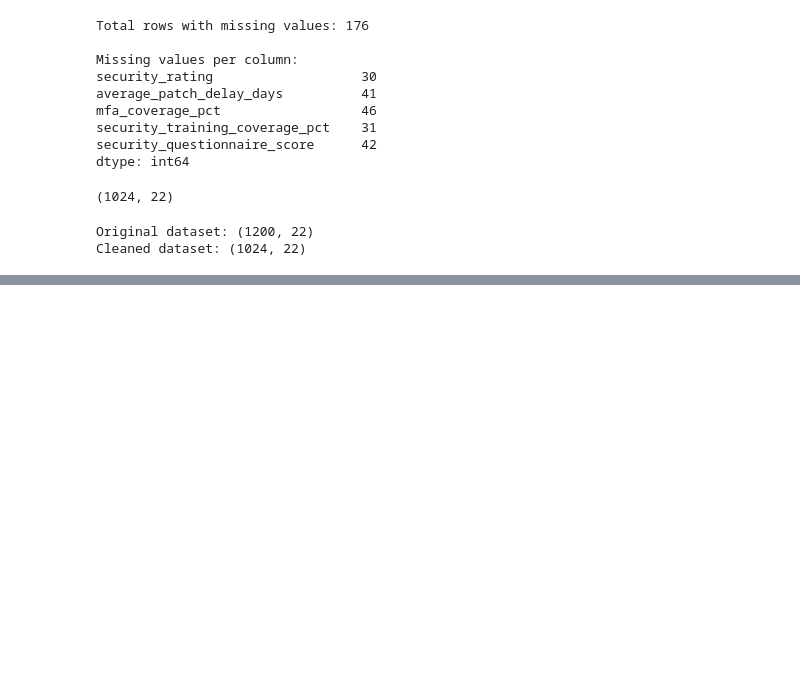
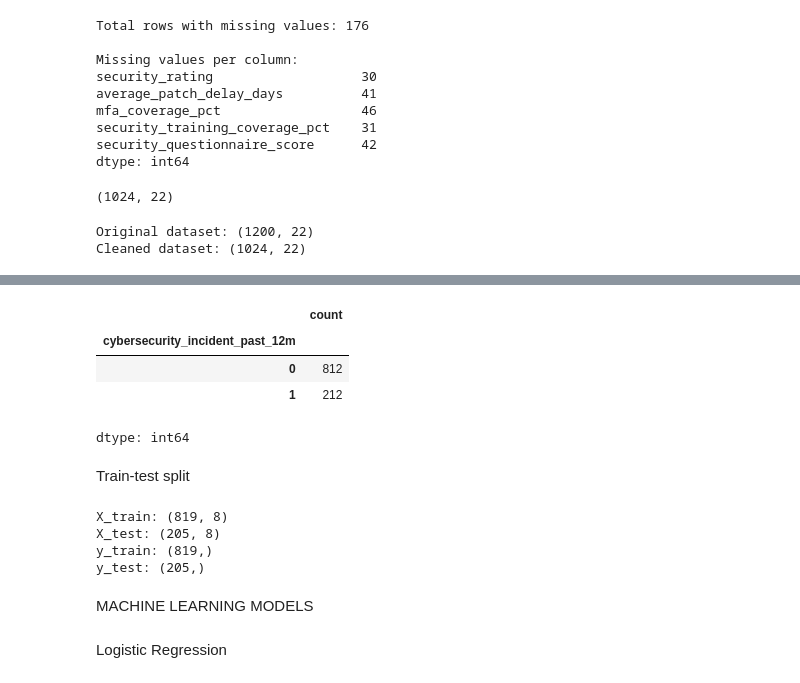
Before and after one commit to lyudmildimitrov1997-sudo/pppp, a Jupyter notebook: Case 1_FINAL.ipynb, the cells around one changed output, grey strips where cells are left out. Cells and saved outputs as stored; diff of their text form; code cells hidden in the pictures; blank space fills up the shorter version.

```diff
--- a/Case 1_FINAL.ipynb
+++ b/Case 1_FINAL.ipynb
@@ -144,0 +169,10 @@ Cleaned dataset: (1024, 22)
+# %%
+y.value_counts()
+# %% [output]
+|  | count |
+| cybersecurity_incident_past_12m |  |
+| 0 | 812 |
+| 1 | 212 |
+dtype: int64
+# %% [markdown]
+Train-test split
@@ -144,0 +187,15 @@ Cleaned dataset: (1024, 22)
+# %%
+print("X_train:", X_train.shape)
+print("X_test:", X_test.shape)
+
+print("y_train:", y_train.shape)
+print("y_test:", y_test.shape)
+# %% [output]
+X_train: (819, 8)
+X_test: (205, 8)
+y_train: (819,)
+y_test: (205,)
+# %% [markdown]
+MACHINE LEARNING MODELS
+# %% [markdown]
+Logistic Regression
```
Also changed, not shown: parts of 17 cells of this notebook.
